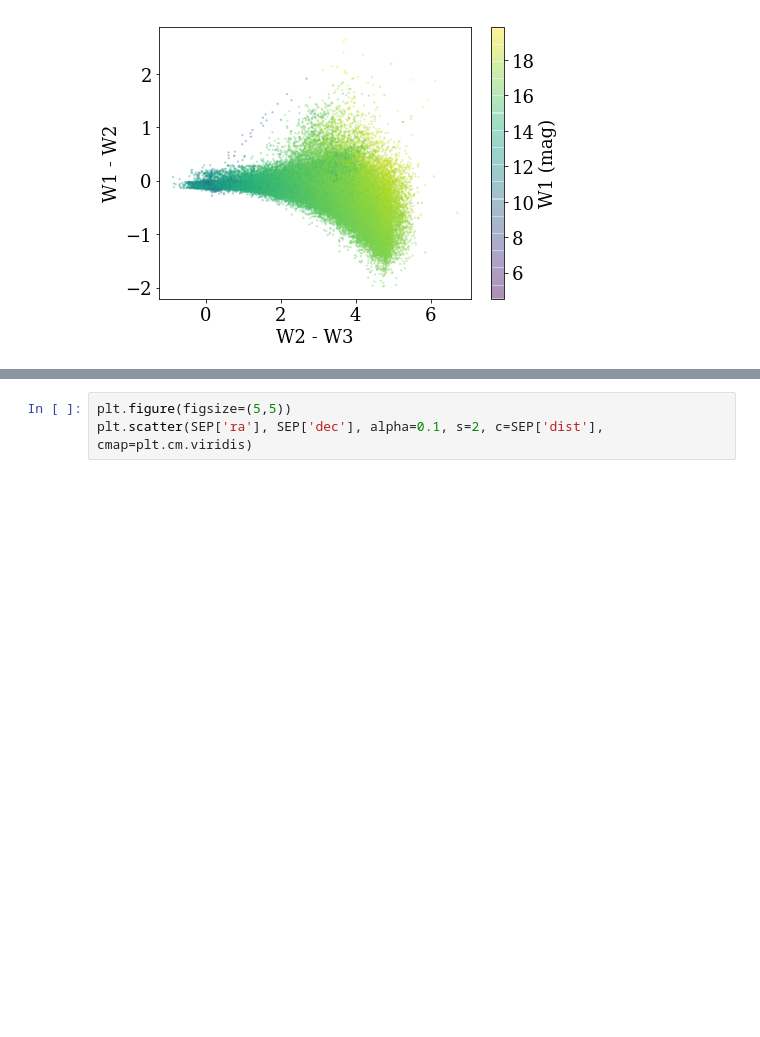
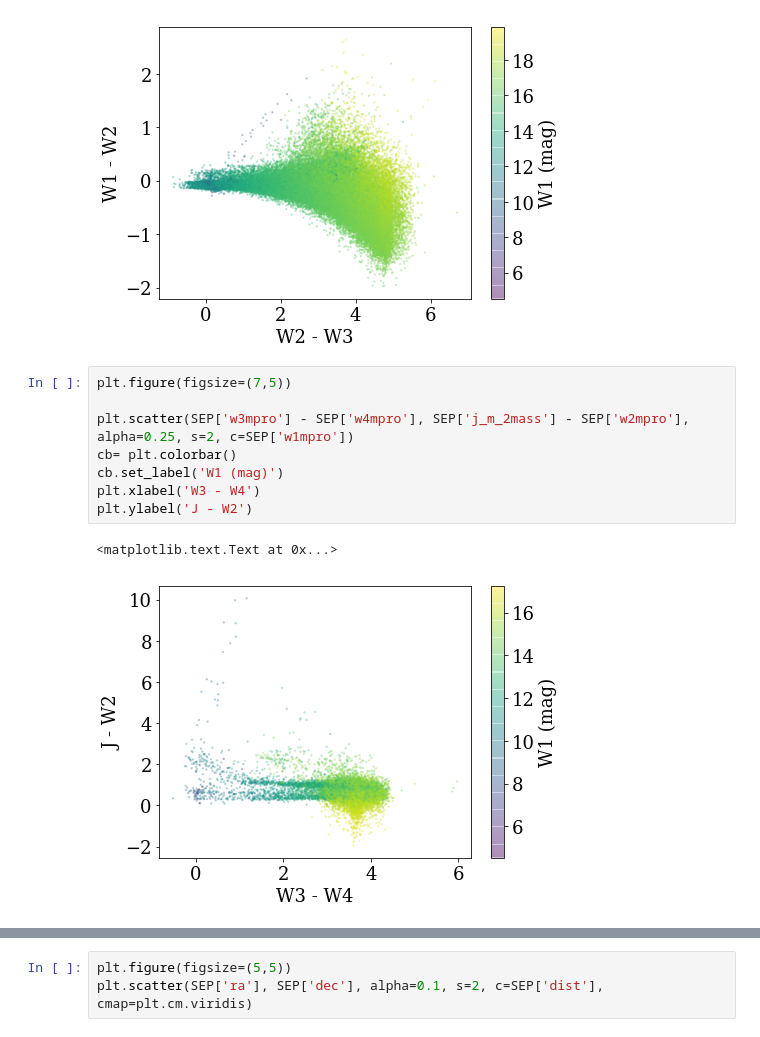
Before and after one commit to jradavenport/WISE_transit, a Jupyter notebook: explore.ipynb, the cells around one changed output, grey strips where cells are left out. Cells and saved outputs as stored; diff of their text form; blank space fills up the shorter version.

```diff
--- a/explore.ipynb
+++ b/explore.ipynb
@@ -72,3 +72,14 @@ plt.ylabel('W1 - W2')
 # %% [output]
 <matplotlib.text.Text at 0x...>
 [figure]
+# %%
+plt.figure(figsize=(7,5))
+
+plt.scatter(SEP['w3mpro'] - SEP['w4mpro'], SEP['j_m_2mass'] - SEP['w2mpro'], alpha=0.25, s=2, c=SEP['w1mpro'])
+cb= plt.colorbar()
+cb.set_label('W1 (mag)')
+plt.xlabel('W3 - W4')
+plt.ylabel('J - W2')
+# %% [output]
+<matplotlib.text.Text at 0x...>
+[figure, added]
```
Also changed, not shown: parts of 4 cells of this notebook.
